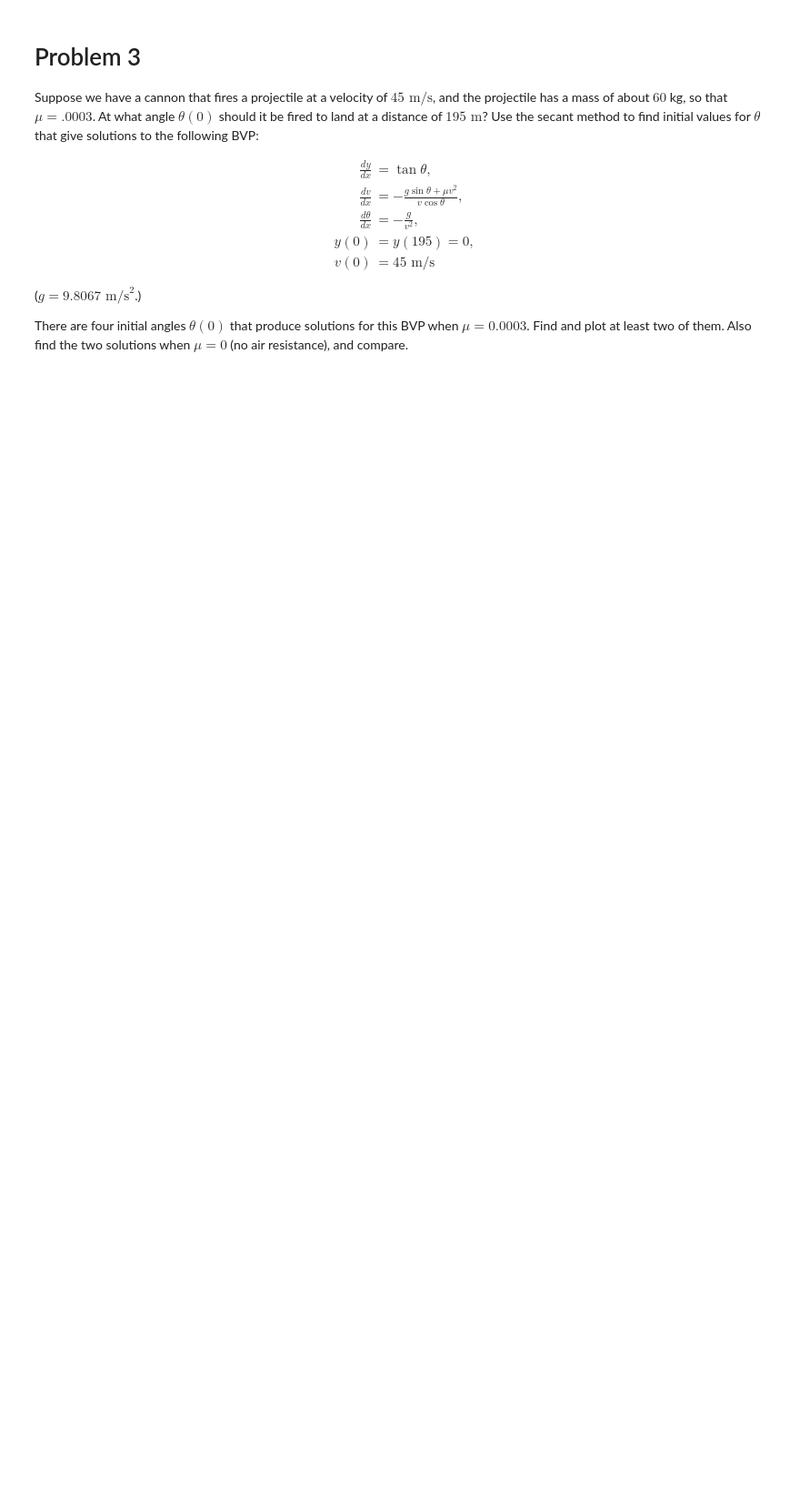
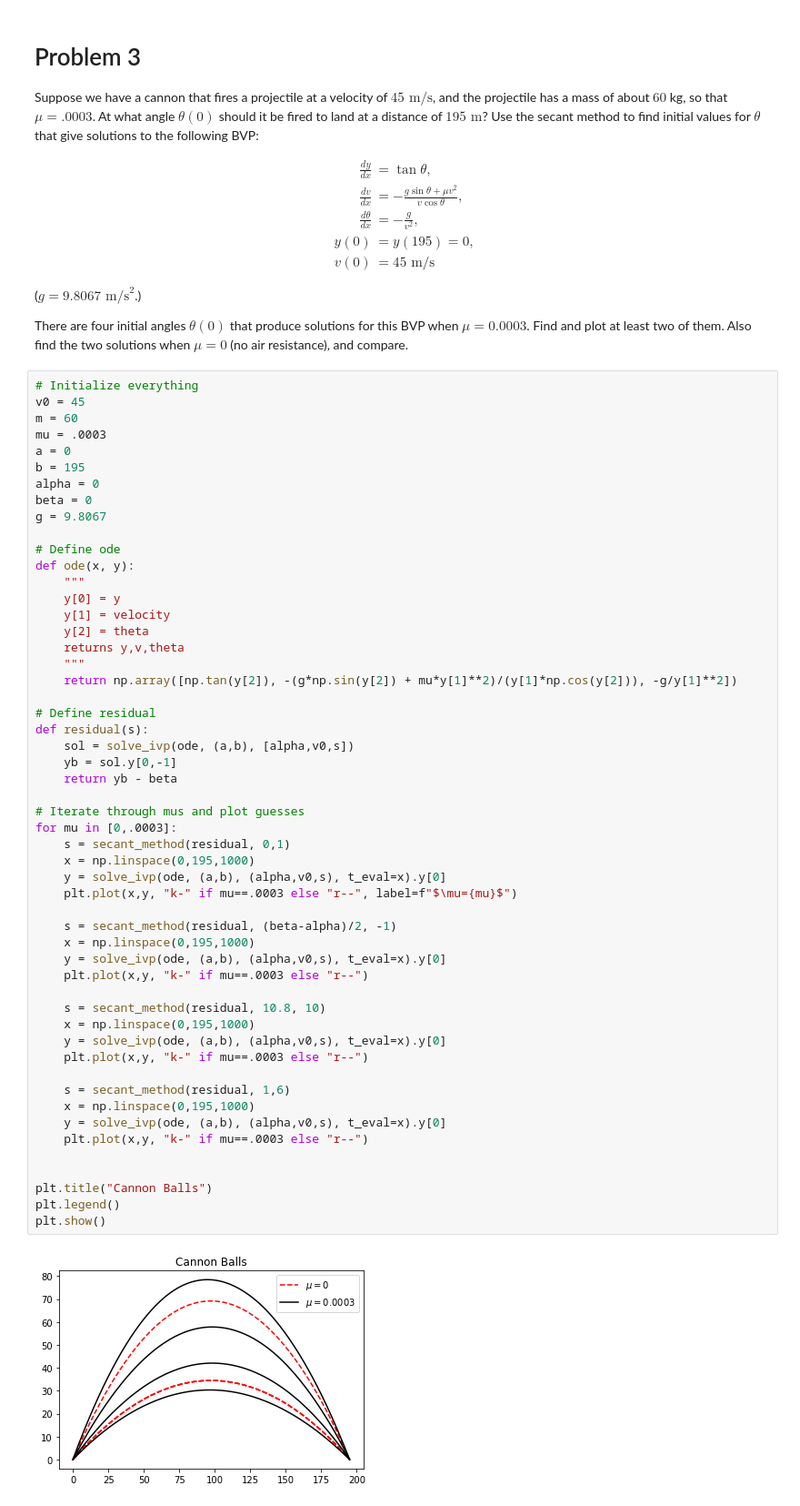
Before and after one commit to bryant0918/Model-Dynamics-and-Control, a Jupyter notebook: ShootingMethod/shooting_method.ipynb, the cells around one changed output. Shown: that part at 91% size. Drawn from its saved outputs; the diff is of its cells as text; blank space fills up the shorter version.

```diff
--- a/ShootingMethod/shooting_method.ipynb
+++ b/ShootingMethod/shooting_method.ipynb
@@ -93,3 +164,58 @@ v(0) &= 45 \text{ m/s}
 There are four initial angles $\theta(0)$ that produce solutions for this BVP when $\mu = 0.0003$.
 Find and plot at least two of them.
 Also find the two solutions when $\mu = 0$ (no air resistance), and compare.
+# %%
+# Initialize everything
+v0 = 45
+m = 60
+mu = .0003
+a = 0
+b = 195
+alpha = 0
+beta = 0
+g = 9.8067
+
+# Define ode
+def ode(x, y):
+    """
+    y[0] = y
+    y[1] = velocity
+    y[2] = theta
+    returns y,v,theta
+    """
+    return np.array([np.tan(y[2]), -(g*np.sin(y[2]) + mu*y[1]**2)/(y[1]*np.cos(y[2])), -g/y[1]**2])
+
+# Define residual
+def residual(s):
+    sol = solve_ivp(ode, (a,b), [alpha,v0,s])
+    yb = sol.y[0,-1]
+    return yb - beta
+
+# Iterate through mus and plot guesses
+for mu in [0,.0003]:
+    s = secant_method(residual, 0,1)
+    x = np.linspace(0,195,1000)
+    y = solve_ivp(ode, (a,b), (alpha,v0,s), t_eval=x).y[0]
+    plt.plot(x,y, "k-" if mu==.0003 else "r--", label=f"$\mu={mu}$")
+
+    s = secant_method(residual, (beta-alpha)/2, -1)
+    x = np.linspace(0,195,1000)
+    y = solve_ivp(ode, (a,b), (alpha,v0,s), t_eval=x).y[0]
+    plt.plot(x,y, "k-" if mu==.0003 else "r--")
+
+    s = secant_method(residual, 10.8, 10)
+    x = np.linspace(0,195,1000)
+    y = solve_ivp(ode, (a,b), (alpha,v0,s), t_eval=x).y[0]
+    plt.plot(x,y, "k-" if mu==.0003 else "r--")
+
+    s = secant_method(residual, 1,6)
+    x = np.linspace(0,195,1000)
+    y = solve_ivp(ode, (a,b), (alpha,v0,s), t_eval=x).y[0]
+    plt.plot(x,y, "k-" if mu==.0003 else "r--")
+
+
+plt.title("Cannon Balls")
+plt.legend()
+plt.show()
+# %% [output]
+[figure, added]
```
Also changed, not shown: parts of 4 cells of this notebook.
